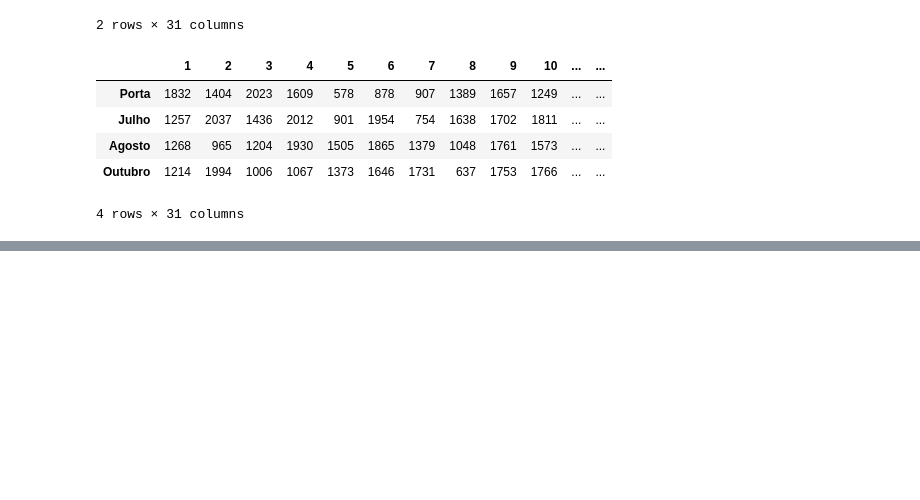
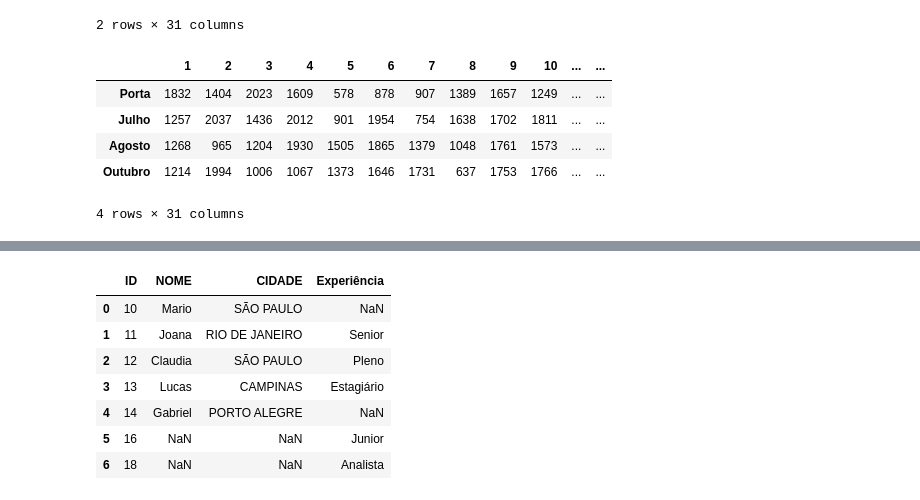
Before and after one commit to henriquemendeselias/DEP, a Jupyter notebook: estudos/01_python_dados/02_pandas/01_pandas.ipynb, the cells around one changed output, grey strips where cells are left out. Cells and saved outputs as stored; diff of their text form; code cells hidden in the pictures; blank space fills up the shorter version.

```diff
--- a/estudos/01_python_dados/02_pandas/01_pandas.ipynb
+++ b/estudos/01_python_dados/02_pandas/01_pandas.ipynb
@@ -247,0 +378,13 @@ df[(df[10] > 1000) | (df[15]>1500)].fillna('')
+# %%
+merge_outer = pd.merge(df4, df5, how = 'outer')
+merge_outer
+# ou left, right.. -> junta por colunas em comum,
+# %% [output]
+|  | ID | NOME | CIDADE | Experiência |
+| 0 | 10 | Mario | SÃO PAULO | NaN |
+| 1 | 11 | Joana | RIO DE JANEIRO | Senior |
+| 2 | 12 | Claudia | SÃO PAULO | Pleno |
+| 3 | 13 | Lucas | CAMPINAS | Estagiário |
+| 4 | 14 | Gabriel | PORTO ALEGRE | NaN |
+| 5 | 16 | NaN | NaN | Junior |
+| 6 | 18 | NaN | NaN | Analista |
```
Also changed, not shown: parts of 22 cells of this notebook, 2 other files.
